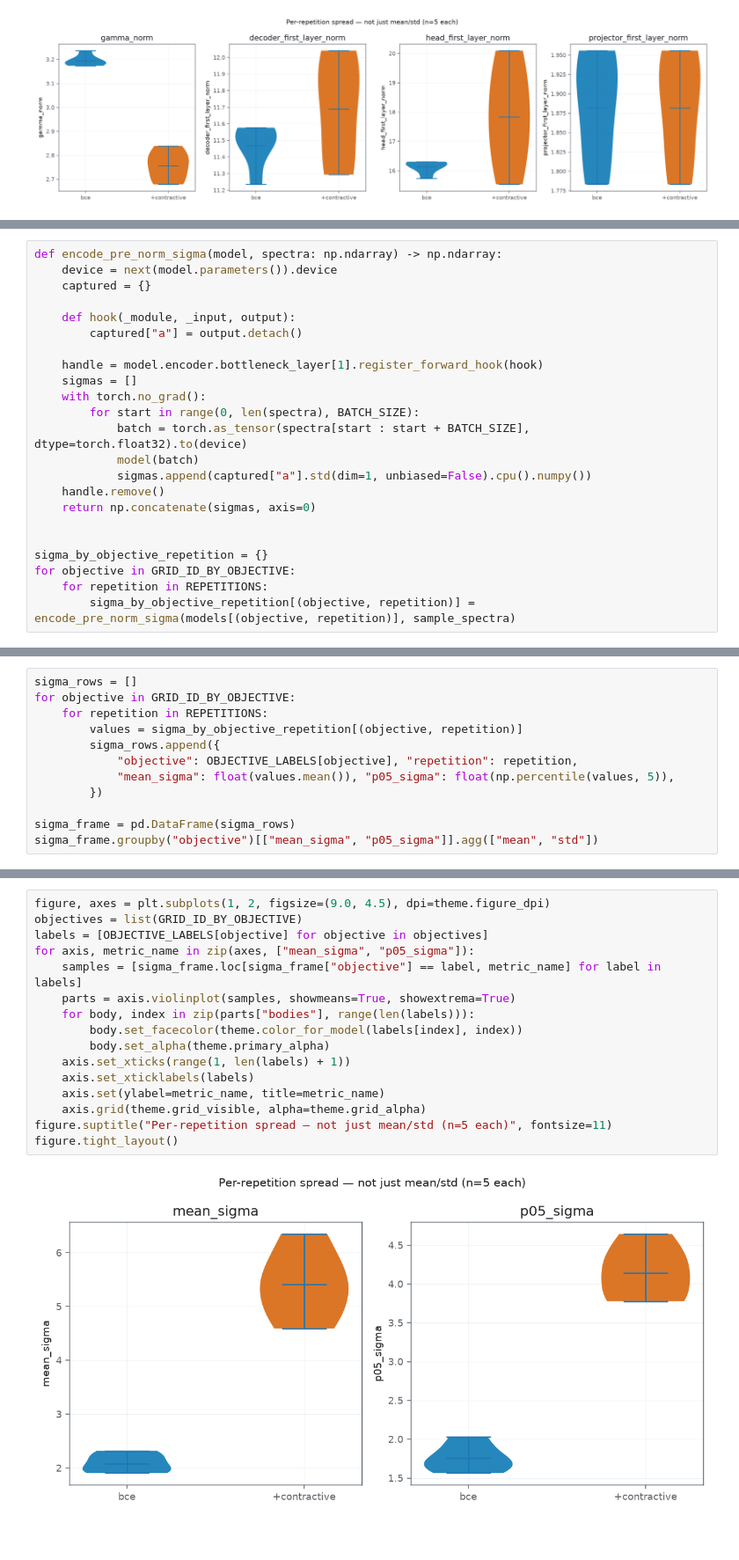
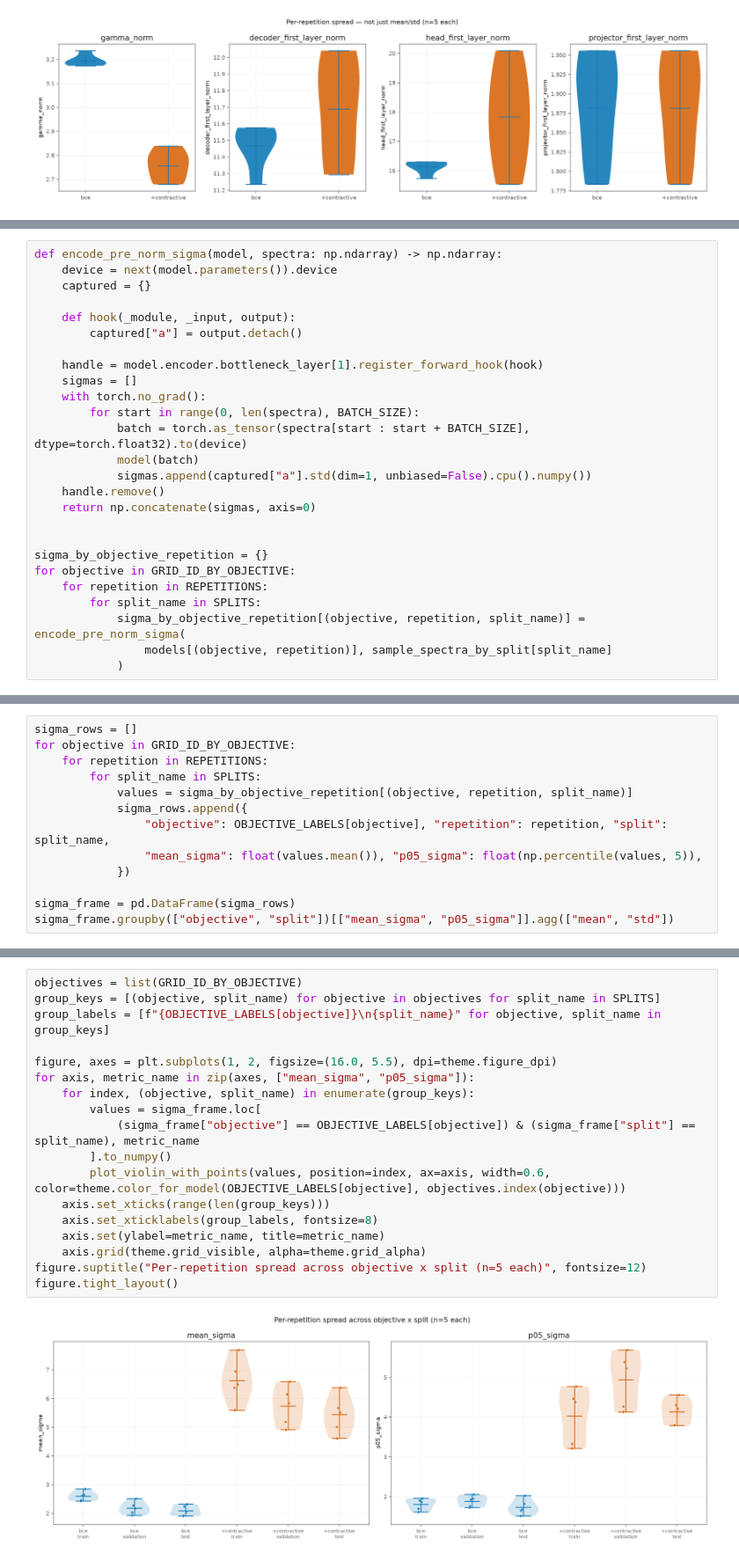
Before and after one commit to maxi7524/MSIAutoEncoderWrapper, a Jupyter notebook: assets/experiments/autoencoder_architecture/notebooks/23_08_26_architecture_predictive/part_4_contractive_verification.ipynb, the cells around one changed output, grey strips where cells are left out. Shown at 88% size. Saved outputs shown, nothing was run; the diff lists cells and outputs as text; blank space fills up the shorter version.

```diff
--- a/assets/experiments/autoencoder_architecture/notebooks/23_08_26_architecture_predictive/part_4_contractive_verification.ipynb
+++ b/assets/experiments/autoencoder_architecture/notebooks/23_08_26_architecture_predictive/part_4_contractive_verification.ipynb
@@ -471,5 +725,8 @@ def encode_pre_norm_sigma(model, spectra: np.ndarray) -> np.ndarray:
 sigma_by_objective_repetition = {}
 for objective in GRID_ID_BY_OBJECTIVE:
     for repetition in REPETITIONS:
-        sigma_by_objective_repetition[(objective, repetition)] = encode_pre_norm_sigma(models[(objective, repetition)], sample_spectra)
+        for split_name in SPLITS:
+            sigma_by_objective_repetition[(objective, repetition, split_name)] = encode_pre_norm_sigma(
+                models[(objective, repetition)], sample_spectra_by_split[split_name]
+            )
 # %%
@@ -488,12 +747,13 @@ figure.tight_layout()
 sigma_rows = []
 for objective in GRID_ID_BY_OBJECTIVE:
     for repetition in REPETITIONS:
-        values = sigma_by_objective_repetition[(objective, repetition)]
-        sigma_rows.append({
-            "objective": OBJECTIVE_LABELS[objective], "repetition": repetition,
-            "mean_sigma": float(values.mean()), "p05_sigma": float(np.percentile(values, 5)),
-        })
+        for split_name in SPLITS:
+            values = sigma_by_objective_repetition[(objective, repetition, split_name)]
+            sigma_rows.append({
+                "objective": OBJECTIVE_LABELS[objective], "repetition": repetition, "split": split_name,
+                "mean_sigma": float(values.mean()), "p05_sigma": float(np.percentile(values, 5)),
+            })
 
 sigma_frame = pd.DataFrame(sigma_rows)
-sigma_frame.groupby("objective")[["mean_sigma", "p05_sigma"]].agg(["mean", "std"])
+sigma_frame.groupby(["objective", "split"])[["mean_sigma", "p05_sigma"]].agg(["mean", "std"])
 # %% [output]
@@ -505,18 +769,20 @@ sigma_frame.groupby("objective")[["mean_sigma", "p05_sigma"]].agg(["mean", "std"
 # %%
-figure, axes = plt.subplots(1, 2, figsize=(9.0, 4.5), dpi=theme.figure_dpi)
 objectives = list(GRID_ID_BY_OBJECTIVE)
-labels = [OBJECTIVE_LABELS[objective] for objective in objectives]
+group_keys = [(objective, split_name) for objective in objectives for split_name in SPLITS]
+group_labels = [f"{OBJECTIVE_LABELS[objective]}\n{split_name}" for objective, split_name in group_keys]
+
+figure, axes = plt.subplots(1, 2, figsize=(16.0, 5.5), dpi=theme.figure_dpi)
 for axis, metric_name in zip(axes, ["mean_sigma", "p05_sigma"]):
-    samples = [sigma_frame.loc[sigma_frame["objective"] == label, metric_name] for label in labels]
-    parts = axis.violinplot(samples, showmeans=True, showextrema=True)
-    for body, index in zip(parts["bodies"], range(len(labels))):
-        body.set_facecolor(theme.color_for_model(labels[index], index))
-        body.set_alpha(theme.primary_alpha)
-    axis.set_xticks(range(1, len(labels) + 1))
-    axis.set_xticklabels(labels)
+    for index, (objective, split_name) in enumerate(group_keys):
+        values = sigma_frame.loc[
+            (sigma_frame["objective"] == OBJECTIVE_LABELS[objective]) & (sigma_frame["split"] == split_name), metric_name
+        ].to_numpy()
+        plot_violin_with_points(values, position=index, ax=axis, width=0.6, color=theme.color_for_model(OBJECTIVE_LABELS[objective], objectives.index(objective)))
+    axis.set_xticks(range(len(group_keys)))
+    axis.set_xticklabels(group_labels, fontsize=8)
     axis.set(ylabel=metric_name, title=metric_name)
     axis.grid(theme.grid_visible, alpha=theme.grid_alpha)
-figure.suptitle("Per-repetition spread — not just mean/std (n=5 each)", fontsize=11)
+figure.suptitle("Per-repetition spread across objective x split (n=5 each)", fontsize=12)
 figure.tight_layout()
 # %% [output]
-[figure, old version]
+[figure, new version]
```
Also changed, not shown: parts of 19 cells of this notebook, 21 other files.
